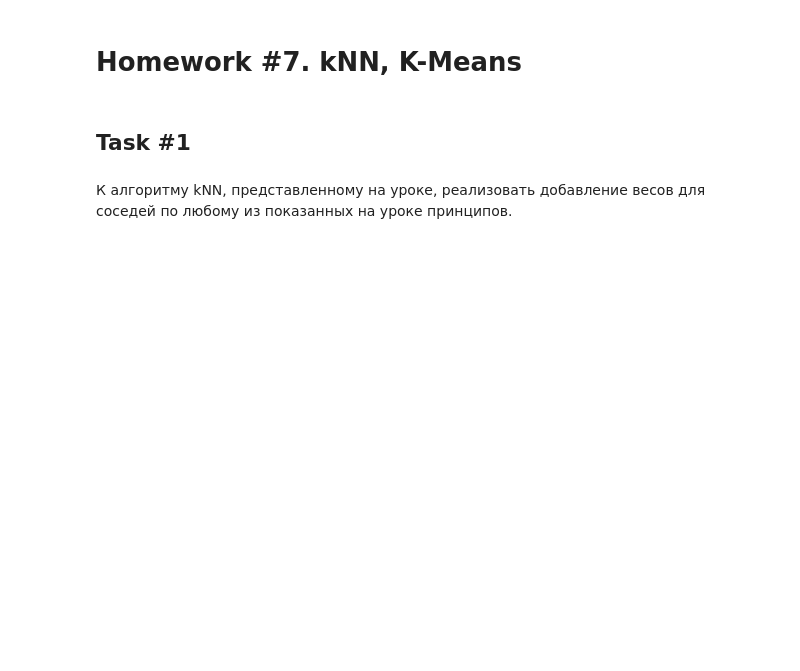
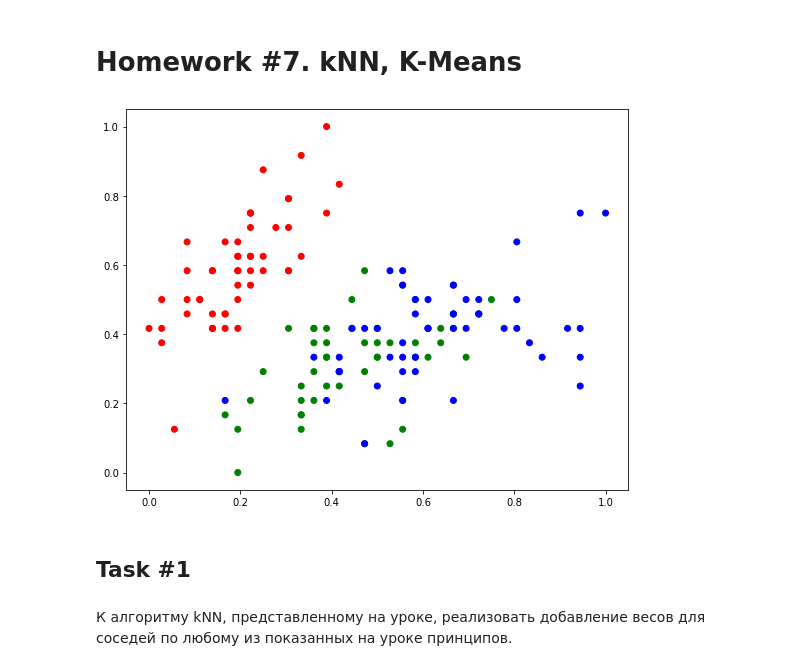
Before and after one commit to Krivosheenkova/DataAnalysisAlgorythms, a Jupyter notebook: 7_kNN_kMeans/7_knn_kmeans.ipynb, the cells around one changed output. Drawn from its saved outputs; the diff is of its cells as text; code cells hidden in the pictures; blank space fills up the shorter version.

```diff
--- a/7_kNN_kMeans/7_knn_kmeans.ipynb
+++ b/7_kNN_kMeans/7_knn_kmeans.ipynb
@@ -3,3 +14,16 @@
+# %%
+X, y = load_iris(return_X_y=True)
+X = X[:, :2]
+scaler = preprocessing.MinMaxScaler()
+X_norm = scaler.fit_transform(X)
+X_train, X_test, y_train, y_test = \
+model_selection.train_test_split(X, y, test_size=0.2, random_state=9)
+# %%
+cmap = ListedColormap(['red', 'green', 'blue'])
+plt.figure(figsize=(9, 7))
+plt.scatter(X_norm[:, 0], X_norm[:, 1], c=y, cmap=cmap);
+# %% [output]
+[figure, added]
 # %% [markdown]
 ## Task #1
 # %% [markdown]
```
Also changed, not shown: parts of 23 cells of this notebook, 1 other file.
